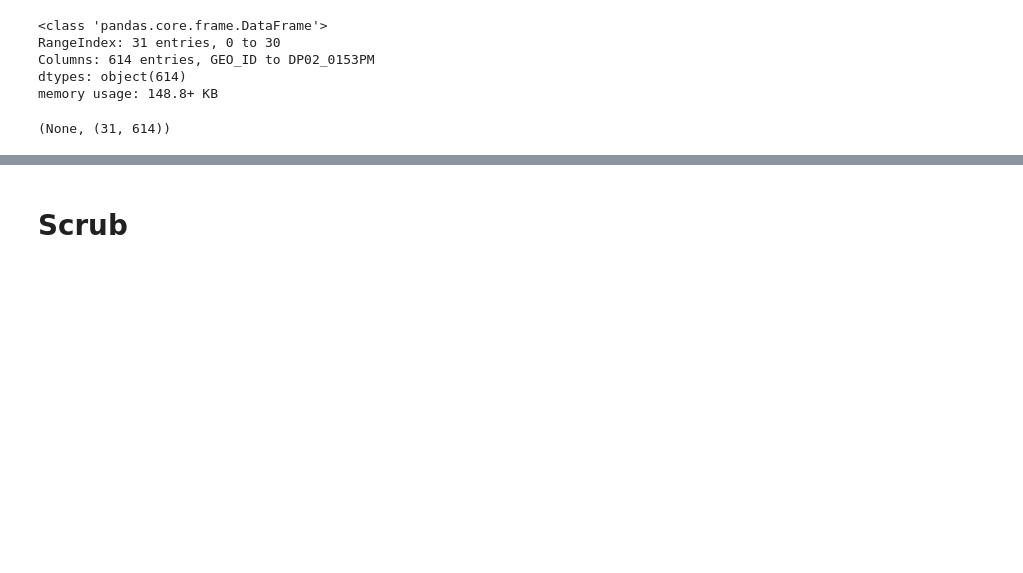
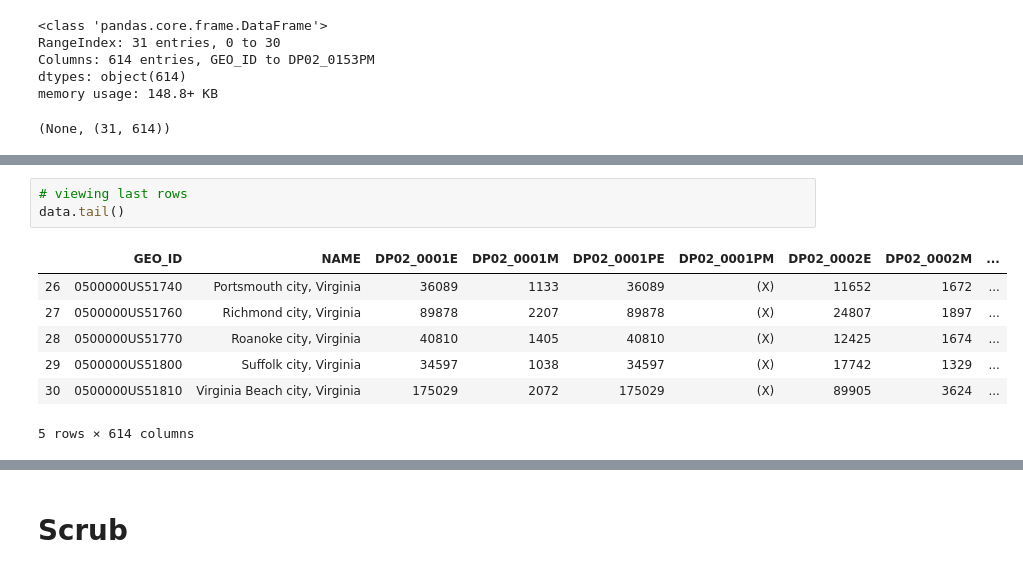
Before and after one commit to jammy-bot/acs-api, a Jupyter notebook: notebooks/1-web-data.ipynb, the cells around one changed output, grey strips where cells are left out. Cells and saved outputs as stored; diff of their text form; blank space fills up the shorter version.

```diff
--- a/notebooks/1-web-data.ipynb
+++ b/notebooks/1-web-data.ipynb
@@ -59,0 +75,11 @@ memory usage: 148.8+ KB
+# %%
+# viewing last rows
+data.tail()
+# %% [output]
+|  | GEO_ID | NAME | DP02_0001E | DP02_0001M | DP02_0001PE | DP02_0001PM | DP02_0002E | DP02_0002M | ... |
+| 26 | 0500000US51740 | Portsmouth city, Virginia | 36089 | 1133 | 36089 | (X) | 11652 | 1672 | ... |
+| 27 | 0500000US51760 | Richmond city, Virginia | 89878 | 2207 | 89878 | (X) | 24807 | 1897 | ... |
+| 28 | 0500000US51770 | Roanoke city, Virginia | 40810 | 1405 | 40810 | (X) | 12425 | 1674 | ... |
+| 29 | 0500000US51800 | Suffolk city, Virginia | 34597 | 1038 | 34597 | (X) | 17742 | 1329 | ... |
+| 30 | 0500000US51810 | Virginia Beach city, Virginia | 175029 | 2072 | 175029 | (X) | 89905 | 3624 | ... |
+5 rows × 614 columns
```
Also changed, not shown: parts of 17 cells of this notebook.
